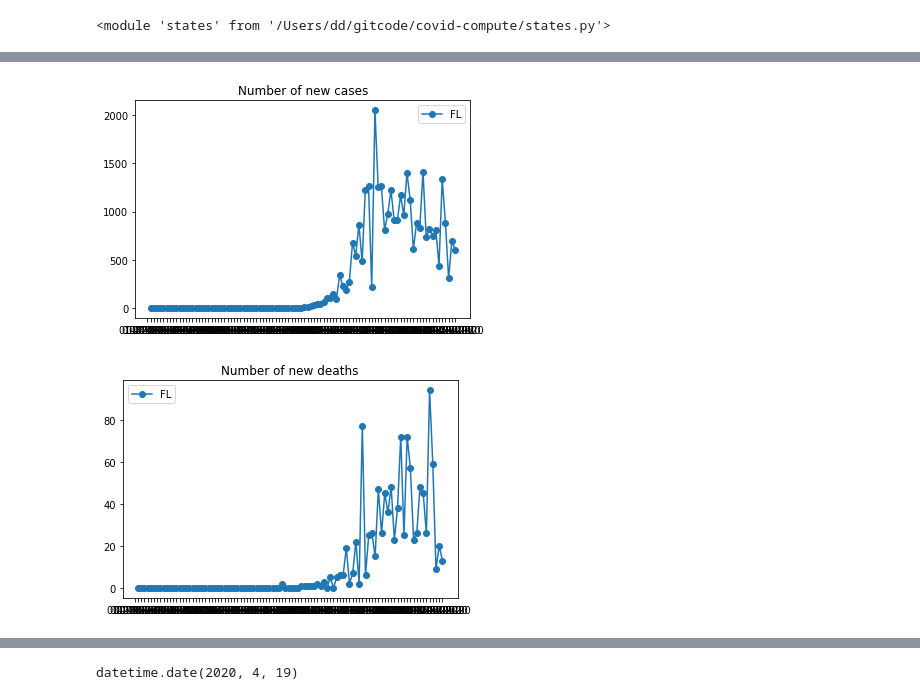
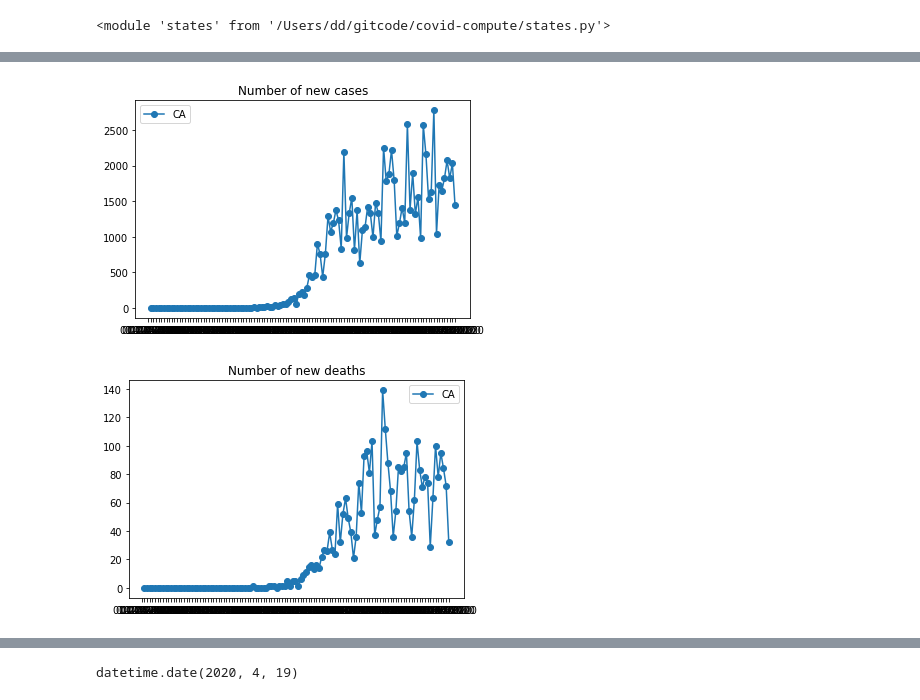
Before and after one commit to nearwalden/covid-compute, a Jupyter notebook: testing2.ipynb, the cells around one changed output, grey strips where cells are left out. Drawn from its saved outputs; the diff is of its cells as text; code cells hidden in the pictures.

```diff
--- a/testing2.ipynb
+++ b/testing2.ipynb
@@ -19,7 +21,7 @@ importlib.reload(states)
 # %% [output]
 <module 'states' from '/Users/dd/gitcode/covid-compute/states.py'>
 # %%
-d = datetime.date(2020, 4, 27)
+d = datetime.date(2020, 5, 17)
 # %%
 d = d + datetime.timedelta(days=1)
 # %%
@@ -36,5 +36,5 @@ cd.plot_county('Middlesex, MA')
 # %%
-cd.plot_state ('FL')
+cd.plot_state ('CA')
 # %% [output]
-[figure, old version]
+[figure, new version]
-[figure, old version]
+[figure, new version]
```
Also changed, not shown: parts of 26 cells of this notebook, 8 other files.
